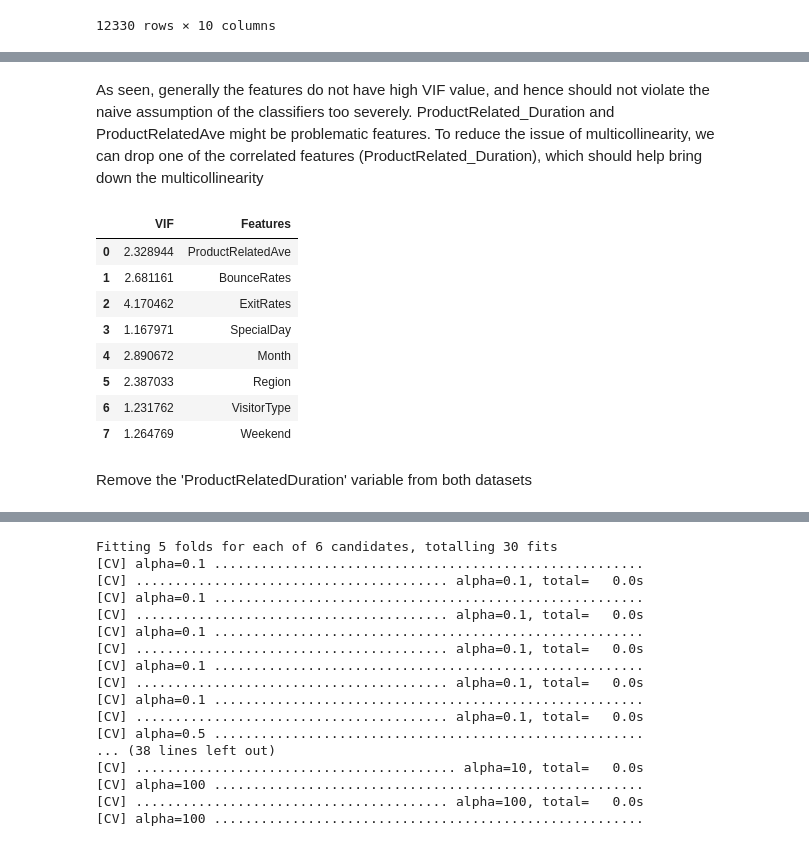
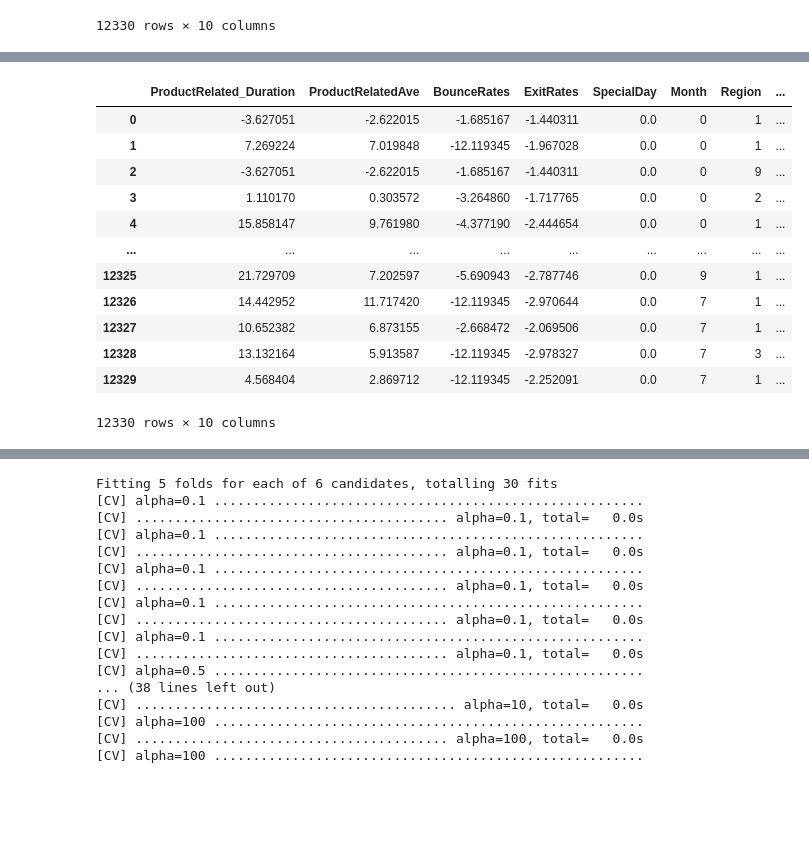
Before and after one commit to umitozmen/MachineLearning-CEGE04-Erebus, a Jupyter notebook: Bayesian_Learning_Shoppers.ipynb, the cells around one changed output, grey strips where cells are left out. Saved outputs shown, nothing was run; the diff lists cells and outputs as text; code cells hidden in the pictures; blank space fills up the shorter version.

```diff
--- a/Bayesian_Learning_Shoppers.ipynb
+++ b/Bayesian_Learning_Shoppers.ipynb
@@ -172,21 +100,0 @@ vif
-# %% [markdown]
-As seen, generally the features do not have high VIF value, and hence should not violate the naive assumption of the classifiers too severely. ProductRelated_Duration and ProductRelatedAve might be problematic features. To reduce the issue of multicollinearity, we can drop one of the correlated features (ProductRelated_Duration), which should help bring down the multicollinearity
-# %%
-features.remove('ProductRelated_Duration')
-df_m_rev_prod = df_minus_rev.drop(['ProductRelated_Duration'], axis = 1)
-vif = pd.DataFrame()
-vif["VIF"] = [variance_inflation_factor(df_m_rev_prod.values, i) for i in range(len(features))]
-vif["Features"] = features
-vif
-# %% [output]
-|  | VIF | Features |
-| 0 | 2.328944 | ProductRelatedAve |
-| 1 | 2.681161 | BounceRates |
-| 2 | 4.170462 | ExitRates |
-| 3 | 1.167971 | SpecialDay |
-| 4 | 2.890672 | Month |
-| 5 | 2.387033 | Region |
-| 6 | 1.231762 | VisitorType |
-| 7 | 1.264769 | Weekend |
-# %% [markdown]
-Remove the 'ProductRelatedDuration' variable from both datasets
@@ -195,0 +101,16 @@ data_frame_os_cat_2 = data_frame_os_cat.drop(['ProductRelated_Duration'], axis =
+# %%
+data_frame_os_mixed = box_cox_transform(data_frame_os) # numerical attributes box-cox transformed
+# %% [output]
+|  | ProductRelated_Duration | ProductRelatedAve | BounceRates | ExitRates | SpecialDay | Month | Region | ... |
+| 0 | -3.627051 | -2.622015 | -1.685167 | -1.440311 | 0.0 | 0 | 1 | ... |
+| 1 | 7.269224 | 7.019848 | -12.119345 | -1.967028 | 0.0 | 0 | 1 | ... |
+| 2 | -3.627051 | -2.622015 | -1.685167 | -1.440311 | 0.0 | 0 | 9 | ... |
+| 3 | 1.110170 | 0.303572 | -3.264860 | -1.717765 | 0.0 | 0 | 2 | ... |
+| 4 | 15.858147 | 9.761980 | -4.377190 | -2.444654 | 0.0 | 0 | 1 | ... |
+| ... | ... | ... | ... | ... | ... | ... | ... | ... |
+| 12325 | 21.729709 | 7.202597 | -5.690943 | -2.787746 | 0.0 | 9 | 1 | ... |
+| 12326 | 14.442952 | 11.717420 | -12.119345 | -2.970644 | 0.0 | 7 | 1 | ... |
+| 12327 | 10.652382 | 6.873155 | -2.668472 | -2.069506 | 0.0 | 7 | 1 | ... |
+| 12328 | 13.132164 | 5.913587 | -12.119345 | -2.978327 | 0.0 | 7 | 3 | ... |
+| 12329 | 4.568404 | 2.869712 | -12.119345 | -2.252091 | 0.0 | 7 | 1 | ... |
+12330 rows × 10 columns
```
Also changed, not shown: parts of 19 cells of this notebook, 4 other files.
